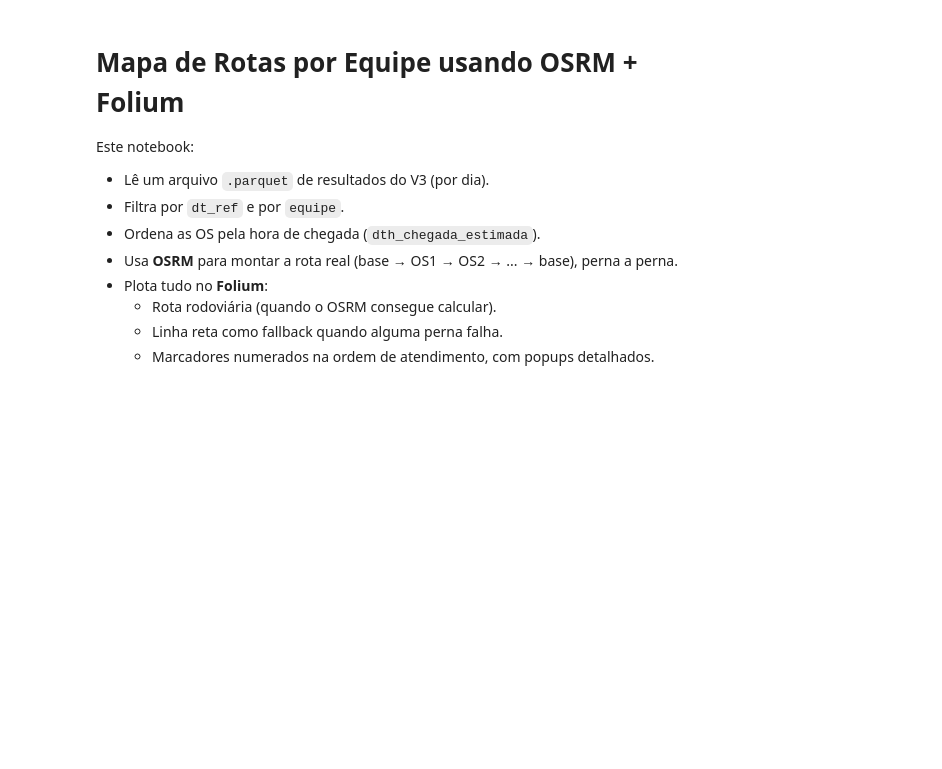
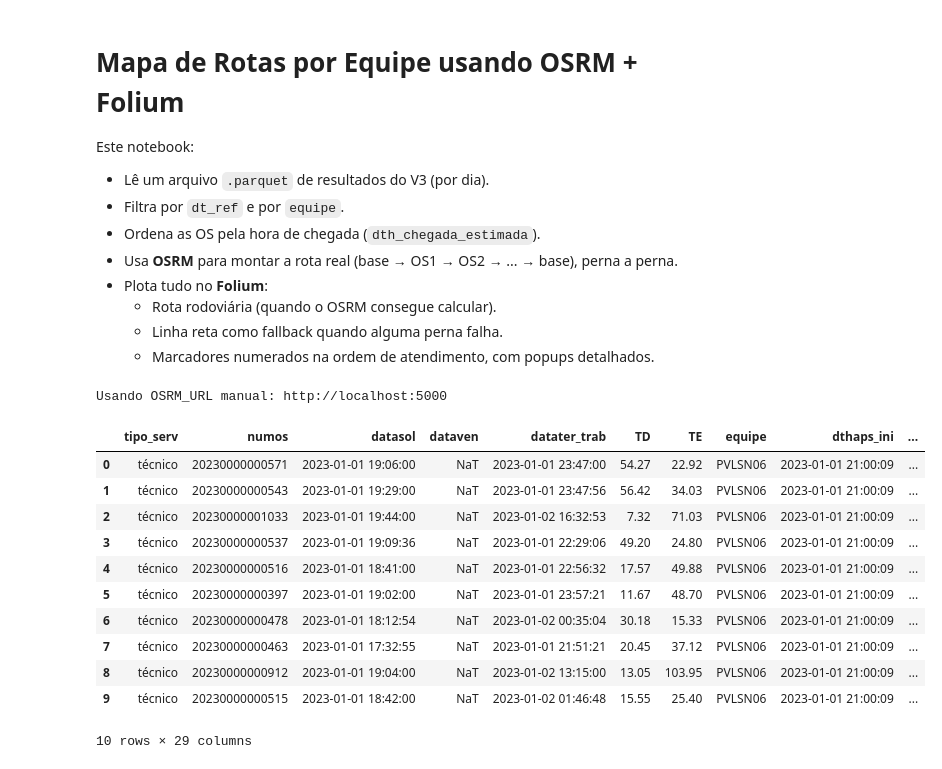
Before and after one commit to ElicoJr/Rotas-Inteligentes_V2, a Jupyter notebook: utils/Mapas.ipynb, the cells around one changed output. Cells and saved outputs as stored; diff of their text form; code cells hidden in the pictures; blank space fills up the shorter version.

```diff
--- a/utils/Mapas.ipynb
+++ b/utils/Mapas.ipynb
@@ -28,14 +29,18 @@ PARQUET_PATH = Path("/Rotas-Inteligentes/results_v3/atribuicoes_2023-01-01.parqu
 DIA_REF = "2023-01-01"  # ou None
 
 # Equipe que você quer visualizar no mapa
-EQUIPE_ALVO = "PVLSN81"
+# 👉 Use None para ver TODAS as equipes
+EQUIPE_ALVO = None        # ex.: None ou "PVLSN81"
 
 # Caminho do HTML de saída para salvar o mapa
-OUTPUT_HTML = (
-    Path(f"mapa_osrm_{EQUIPE_ALVO}_{DIA_REF}.html")
-    if DIA_REF
-    else Path(f"mapa_osrm_{EQUIPE_ALVO}.html")
-)
+if DIA_REF and EQUIPE_ALVO:
+    OUTPUT_HTML = Path(f"mapa_osrm_{EQUIPE_ALVO}_{DIA_REF}.html")
+elif DIA_REF and not EQUIPE_ALVO:
+    OUTPUT_HTML = Path(f"mapa_osrm_todas_equipes_{DIA_REF}.html")
+elif not DIA_REF and EQUIPE_ALVO:
+    OUTPUT_HTML = Path(f"mapa_osrm_{EQUIPE_ALVO}.html")
+else:
+    OUTPUT_HTML = Path("mapa_osrm_todas_equipes.html")
 
 # ==========================
 # URL do OSRM
@@ -53,6 +58,8 @@ except Exception:
     # 2) Se não conseguir importar, defina manualmente aqui:
     OSRM_URL = "http://localhost:5000"  # ajuste conforme a sua instância do OSRM
     print(f"Usando OSRM_URL manual: {OSRM_URL}")
+# %% [output]
+Usando OSRM_URL manual: http://localhost:5000
 # %%
 # Carrega o parquet
 df = pd.read_parquet(PARQUET_PATH, engine="pyarrow")
@@ -71,45 +78,66 @@ required_cols = {
     "dthaps_ini",
     "dthaps_fim_ajustado",
     "inicio_turno",
     "fim_turno",
     "dth_chegada_estimada",
     "dth_final_estimada",
     "fim_turno_estimado",
     "eta_source",
     "base_lon",
     "base_lat",
     "chegada_base",
     "latitude",
     "longitude",
     "dt_ref",
 }
 
 missing_cols = required_cols - set(df.columns)
 if missing_cols:
     raise ValueError(f"Colunas faltando no parquet: {missing_cols}")
 
 # Normaliza dt_ref para date
 df["dt_ref"] = pd.to_datetime(df["dt_ref"], errors="coerce").dt.date
 
 # Filtra por dia, se especificado
 if DIA_REF is not None:
     dia_ref_date = pd.to_datetime(DIA_REF).date()
     df = df[df["dt_ref"] == dia_ref_date].copy()
 
-# Filtra por equipe
-df_eq = df[df["equipe"] == EQUIPE_ALVO].copy()
+# 🔹 Aqui NÃO filtramos ainda por equipe.
+#    Só vamos criar um df_filtrado, que pode ser 1 equipe ou todas.
+if EQUIPE_ALVO is not None:
+    df_filtrado = df[df["equipe"] == EQUIPE_ALVO].copy()
+    if df_filtrado.empty:
+        raise ValueError(
+            f"Nenhuma linha encontrada para equipe '{EQUIPE_ALVO}'"
+            + (f" no dia '{DIA_REF}'." if DIA_REF else ".")
+        )
+else:
+    df_filtrado = df.copy()
+    if df_filtrado.empty:
+        raise ValueError("Nenhuma linha encontrada no parquet com os filtros aplicados.")
 
-if df_eq.empty:
-    raise ValueError(
-        f"Nenhuma linha encontrada para equipe '{EQUIPE_ALVO}' no dia '{DIA_REF}'."
-    )
+# Ordena por equipe e pela hora de chegada estimada
+df_filtrado["dth_chegada_estimada"] = pd.to_datetime(
+    df_filtrado["dth_chegada_estimada"], errors="coerce"
+)
+df_filtrado = (
+    df_filtrado.sort_values(["equipe", "dth_chegada_estimada"])
+    .reset_index(drop=True)
+)
 
-# Ordena pela hora de chegada estimada (ordem de atendimento)
-df_eq["dth_chegada_estimada"] = pd.to_datetime(
-    df_eq["dth_chegada_estimada"], errors="coerce"
-)
-df_eq = df_eq.sort_values("dth_chegada_estimada")
-df_eq.reset_index(drop=True, inplace=True)
-
-df_eq.head(10)
+df_filtrado.head(10)
+# %% [output]
+|  | tipo_serv | numos | datasol | dataven | datater_trab | TD | TE | equipe | dthaps_ini | ... |
+| 0 | técnico | 20230000000571 | 2023-01-01 19:06:00 | NaT | 2023-01-01 23:47:00 | 54.27 | 22.92 | PVLSN06 | 2023-01-01 21:00:09 | ... |
+| 1 | técnico | 20230000000543 | 2023-01-01 19:29:00 | NaT | 2023-01-01 23:47:56 | 56.42 | 34.03 | PVLSN06 | 2023-01-01 21:00:09 | ... |
+| 2 | técnico | 20230000001033 | 2023-01-01 19:44:00 | NaT | 2023-01-02 16:32:53 | 7.32 | 71.03 | PVLSN06 | 2023-01-01 21:00:09 | ... |
+| 3 | técnico | 20230000000537 | 2023-01-01 19:09:36 | NaT | 2023-01-01 22:29:06 | 49.20 | 24.80 | PVLSN06 | 2023-01-01 21:00:09 | ... |
+| 4 | técnico | 20230000000516 | 2023-01-01 18:41:00 | NaT | 2023-01-01 22:56:32 | 17.57 | 49.88 | PVLSN06 | 2023-01-01 21:00:09 | ... |
+| 5 | técnico | 20230000000397 | 2023-01-01 19:02:00 | NaT | 2023-01-01 23:57:21 | 11.67 | 48.70 | PVLSN06 | 2023-01-01 21:00:09 | ... |
+| 6 | técnico | 20230000000478 | 2023-01-01 18:12:54 | NaT | 2023-01-02 00:35:04 | 30.18 | 15.33 | PVLSN06 | 2023-01-01 21:00:09 | ... |
+| 7 | técnico | 20230000000463 | 2023-01-01 17:32:55 | NaT | 2023-01-01 21:51:21 | 20.45 | 37.12 | PVLSN06 | 2023-01-01 21:00:09 | ... |
+| 8 | técnico | 20230000000912 | 2023-01-01 19:04:00 | NaT | 2023-01-02 13:15:00 | 13.05 | 103.95 | PVLSN06 | 2023-01-01 21:00:09 | ... |
+| 9 | técnico | 20230000000515 | 2023-01-01 18:42:00 | NaT | 2023-01-02 01:46:48 | 15.55 | 25.40 | PVLSN06 | 2023-01-01 21:00:09 | ... |
+10 rows × 29 columns
 # %%
```
Also changed, not shown: parts of 4 cells of this notebook, 2 other files.
